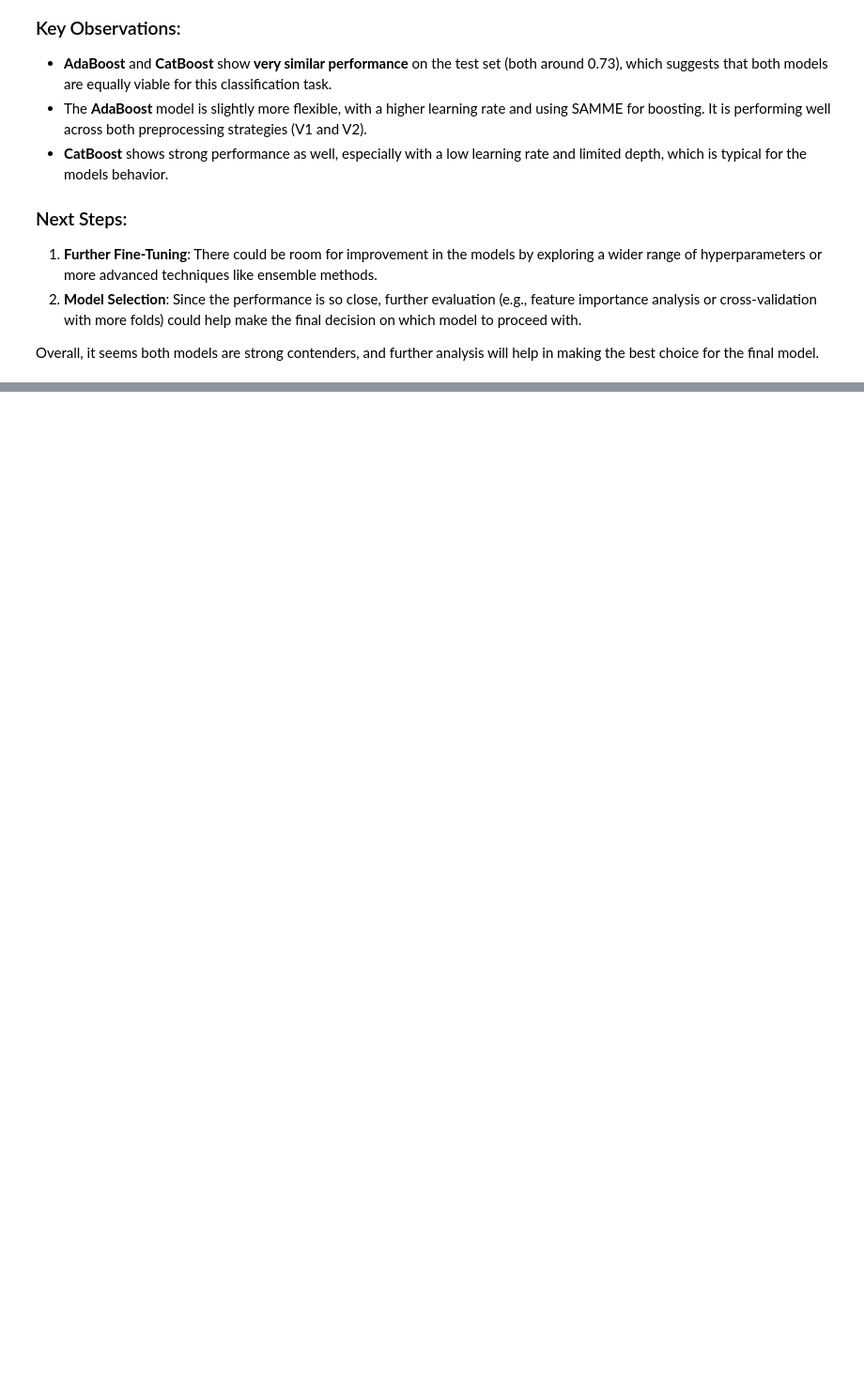
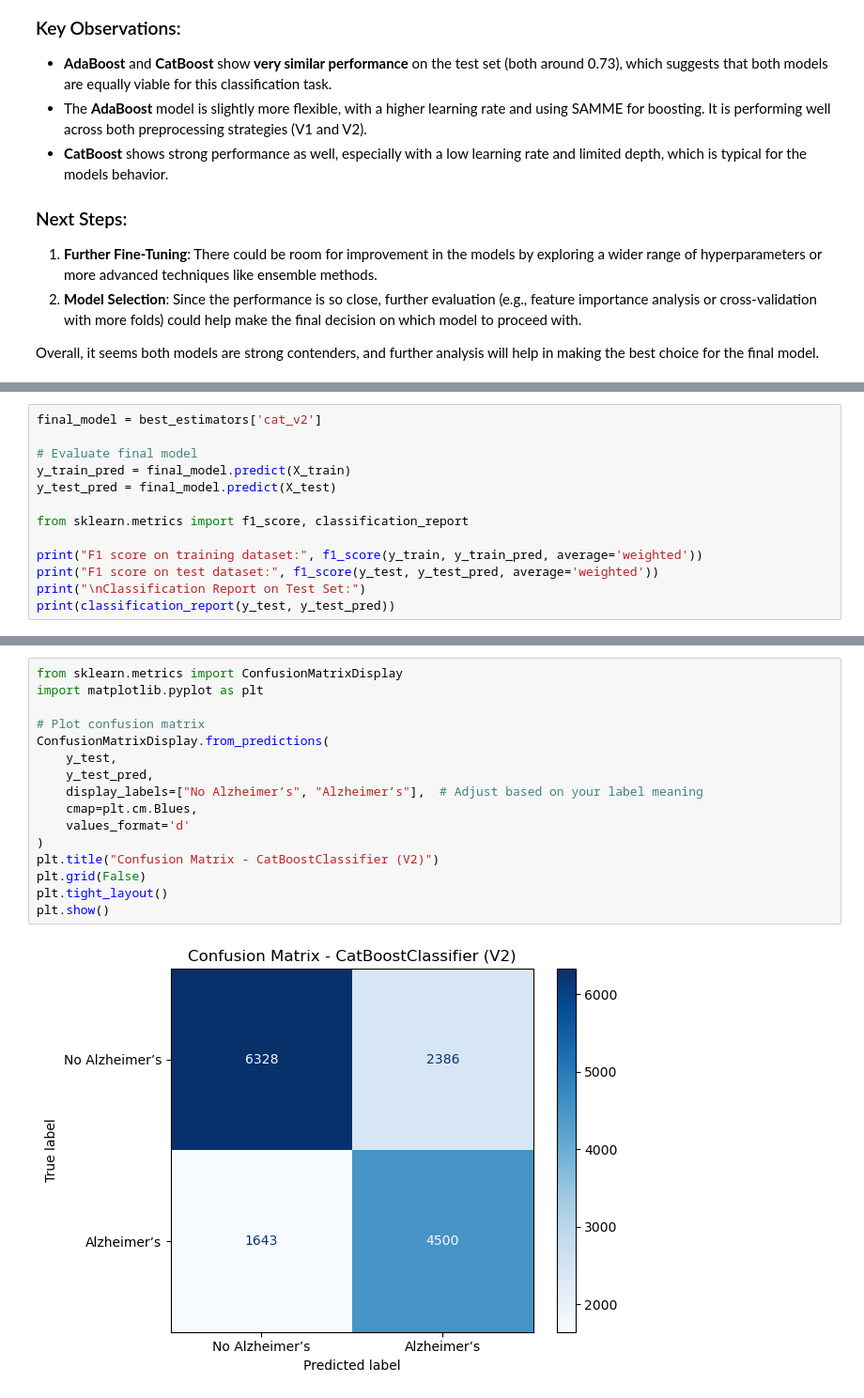
Before and after one commit to ileontios03/EPL448_Project, a Jupyter notebook: approach_B.ipynb, the cells around one changed output, grey strips where cells are left out. Shown at 94% size. Cells and saved outputs as stored; diff of their text form; blank space fills up the shorter version.

```diff
--- a/approach_B.ipynb
+++ b/approach_B.ipynb
@@ -269,0 +284,13 @@ Overall, it seems both models are strong contenders, and further analysis will h
+# %%
+final_model = best_estimators['cat_v2']
+
+# Evaluate final model
+y_train_pred = final_model.predict(X_train)
+y_test_pred = final_model.predict(X_test)
+
+from sklearn.metrics import f1_score, classification_report
+
+print("F1 score on training dataset:", f1_score(y_train, y_train_pred, average='weighted'))
+print("F1 score on test dataset:", f1_score(y_test, y_test_pred, average='weighted'))
+print("\nClassification Report on Test Set:")
+print(classification_report(y_test, y_test_pred))
@@ -269,0 +327,18 @@ Overall, it seems both models are strong contenders, and further analysis will h
+# %%
+from sklearn.metrics import ConfusionMatrixDisplay
+import matplotlib.pyplot as plt
+
+# Plot confusion matrix
+ConfusionMatrixDisplay.from_predictions(
+    y_test,
+    y_test_pred,
+    display_labels=["No Alzheimer’s", "Alzheimer’s"],  # Adjust based on your label meaning
+    cmap=plt.cm.Blues,
+    values_format='d'
+)
+plt.title("Confusion Matrix - CatBoostClassifier (V2)")
+plt.grid(False)
+plt.tight_layout()
+plt.show()
+# %% [output]
+[figure, added]
```
Also changed, not shown: parts of 3 cells of this notebook.
